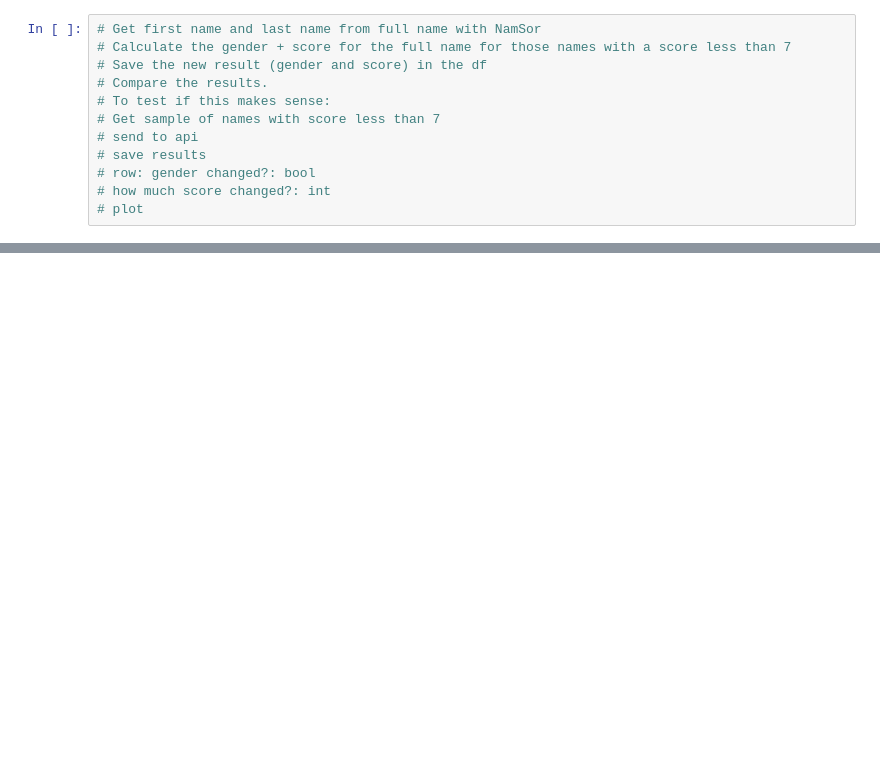
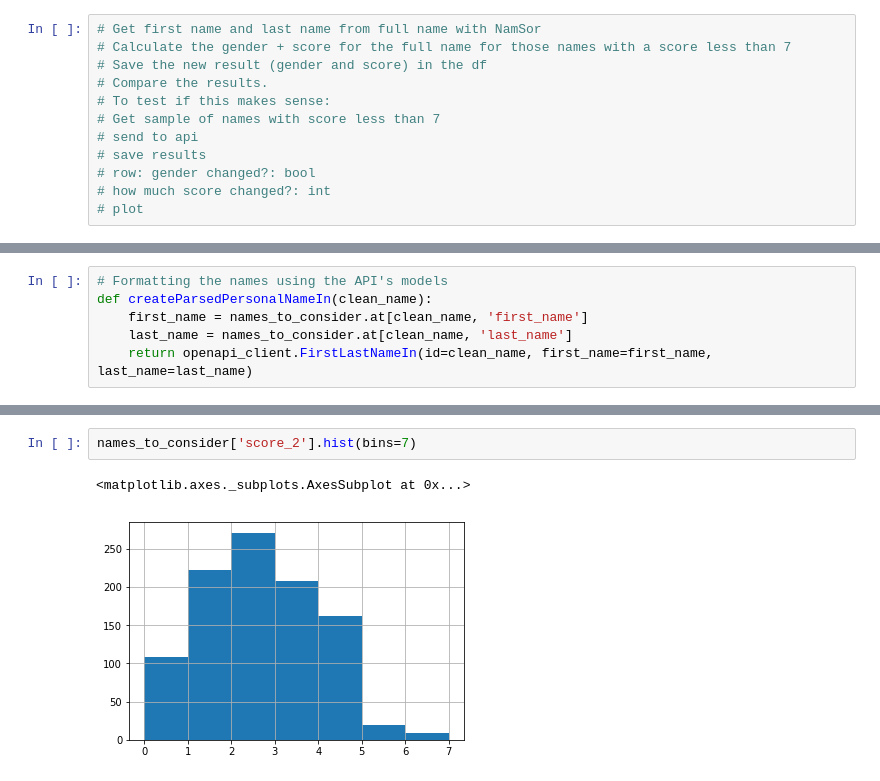
Before and after one commit to LiFaytheGoblin/Gender-Equality-in-CS-Publications, a Jupyter notebook: DataGatheringAndCleaning_HandleUncategorizableNames_DataImprovement.ipynb, the cells around one changed output, grey strips where cells are left out. Drawn from its saved outputs; the diff is of its cells as text; blank space fills up the shorter version.

```diff
--- a/DataGatheringAndCleaning_HandleUncategorizableNames_DataImprovement.ipynb
+++ b/DataGatheringAndCleaning_HandleUncategorizableNames_DataImprovement.ipynb
@@ -134,0 +207,6 @@ names_to_consider[names_to_consider['name']=='Taehee Lee 0002']
+# %%
+# Formatting the names using the API's models
+def createParsedPersonalNameIn(clean_name):
+    first_name = names_to_consider.at[clean_name, 'first_name']
+    last_name = names_to_consider.at[clean_name, 'last_name']
+    return openapi_client.FirstLastNameIn(id=clean_name, first_name=first_name, last_name=last_name)
@@ -141,0 +318,5 @@ print('Dataframe completed with API results. Here is a sample: {}'.format(names[
+# %%
+names_to_consider['score_2'].hist(bins=7)
+# %% [output]
+<matplotlib.axes._subplots.AxesSubplot at 0x...>
+[figure, added]
```
Also changed, not shown: parts of 35 cells of this notebook.
